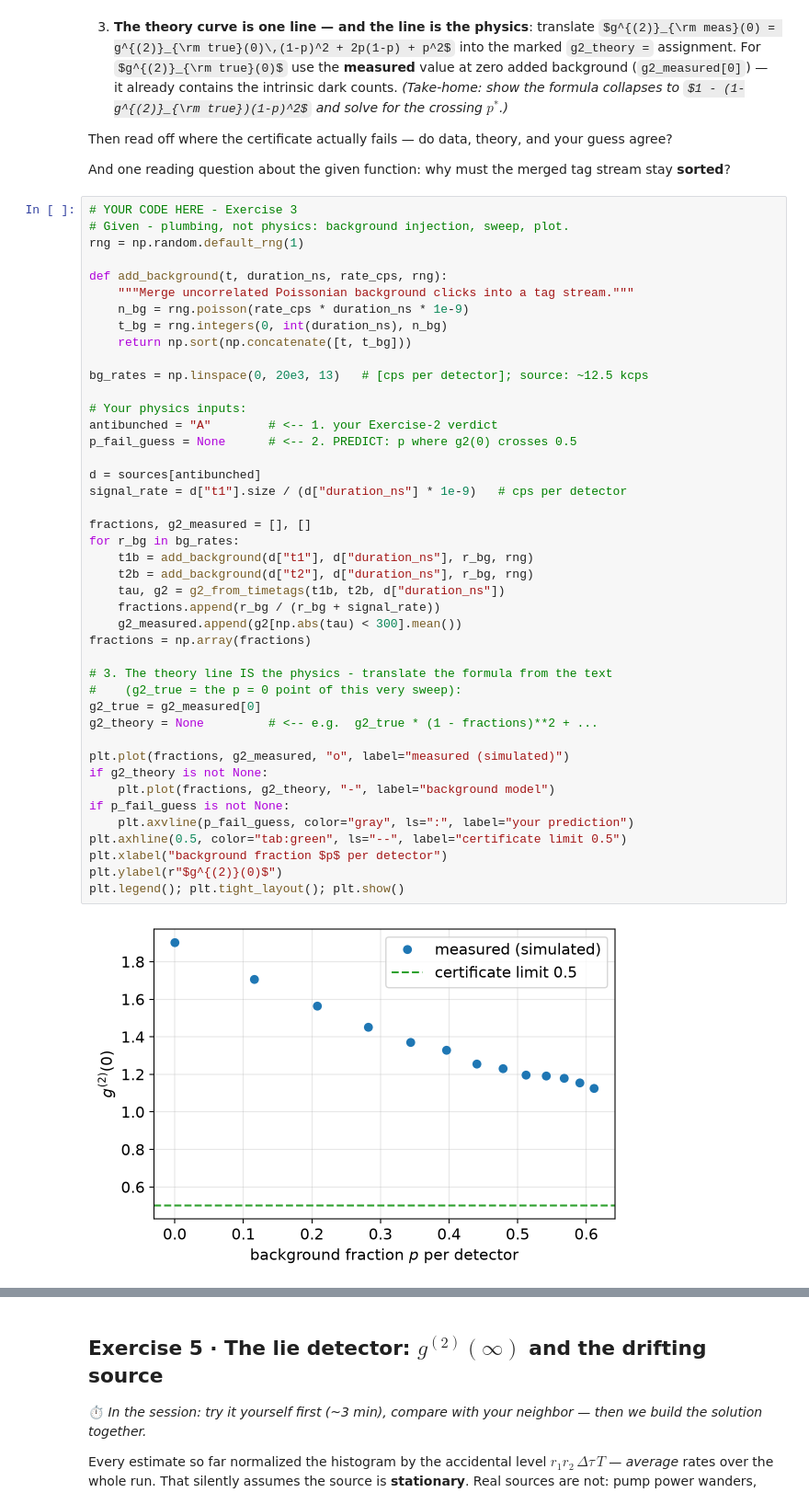
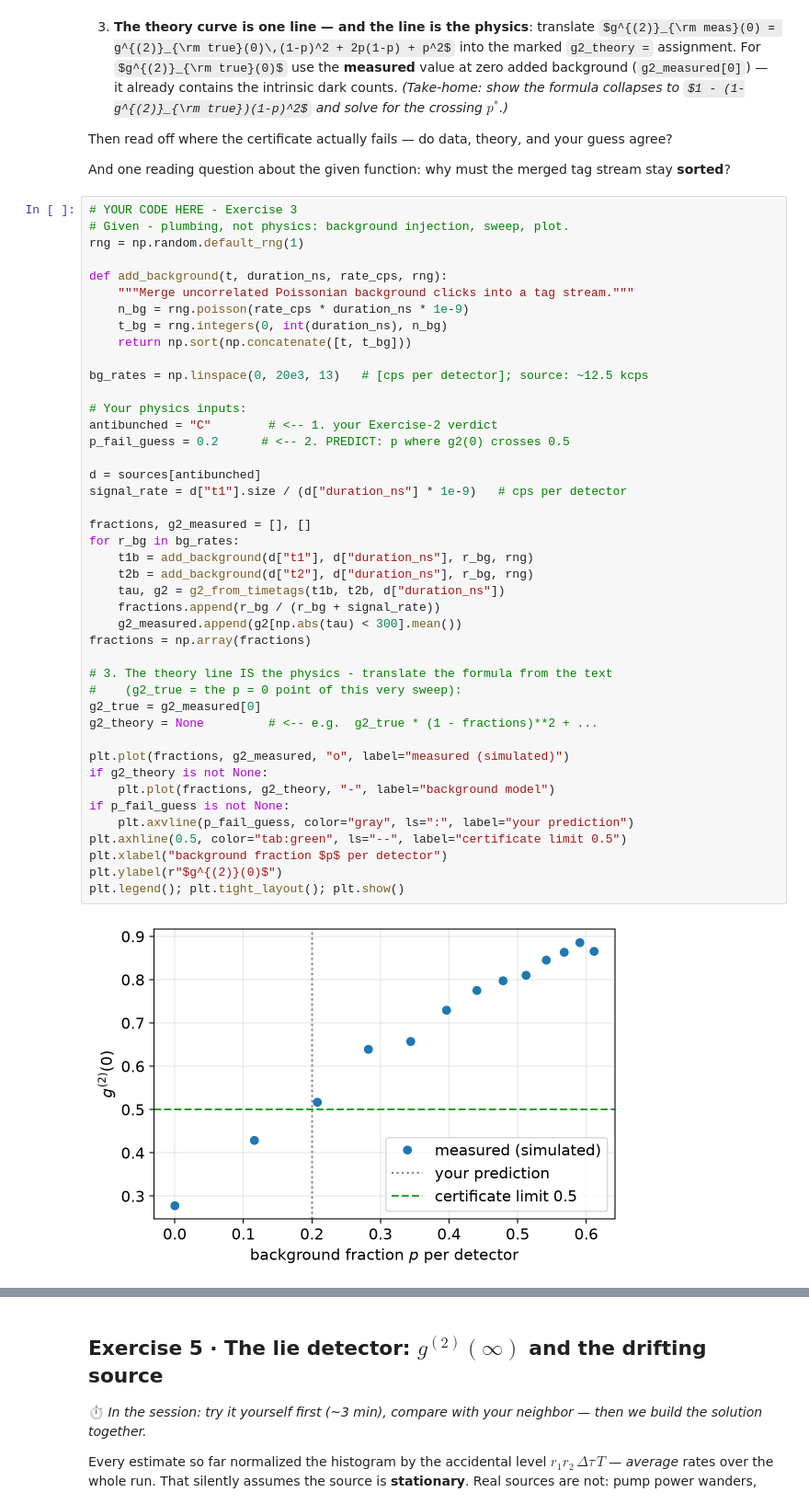
Before and after one commit to CodeJVG/CountingPhotons, a Jupyter notebook: lectures/04_HandsOn_g2_HBT.ipynb, the cells around one changed output, grey strips where cells are left out. Shown at 92% size. Drawn from its saved outputs; the diff is of its cells as text; some formulas as TeX source.

```diff
--- a/lectures/04_HandsOn_g2_HBT.ipynb
+++ b/lectures/04_HandsOn_g2_HBT.ipynb
@@ -217,37 +229,37 @@ def add_background(t, duration_ns, rate_cps, rng):
 bg_rates = np.linspace(0, 20e3, 13)   # [cps per detector]; source: ~12.5 kcps
 
 # Your physics inputs:
-antibunched = "A"        # <-- 1. your Exercise-2 verdict
-p_fail_guess = None      # <-- 2. PREDICT: p where g2(0) crosses 0.5
+antibunched = "C"        # <-- 1. your Exercise-2 verdict
+p_fail_guess = 0.2      # <-- 2. PREDICT: p where g2(0) crosses 0.5
 
 d = sources[antibunched]
 signal_rate = d["t1"].size / (d["duration_ns"] * 1e-9)   # cps per detector
 
 fractions, g2_measured = [], []
 for r_bg in bg_rates:
     t1b = add_background(d["t1"], d["duration_ns"], r_bg, rng)
     t2b = add_background(d["t2"], d["duration_ns"], r_bg, rng)
     tau, g2 = g2_from_timetags(t1b, t2b, d["duration_ns"])
     fractions.append(r_bg / (r_bg + signal_rate))
     g2_measured.append(g2[np.abs(tau) < 300].mean())
 fractions = np.array(fractions)
 
 # 3. The theory line IS the physics - translate the formula from the text
 #    (g2_true = the p = 0 point of this very sweep):
 g2_true = g2_measured[0]
 g2_theory = None         # <-- e.g.  g2_true * (1 - fractions)**2 + ...
 
 plt.plot(fractions, g2_measured, "o", label="measured (simulated)")
 if g2_theory is not None:
     plt.plot(fractions, g2_theory, "-", label="background model")
 if p_fail_guess is not None:
     plt.axvline(p_fail_guess, color="gray", ls=":", label="your prediction")
 plt.axhline(0.5, color="tab:green", ls="--", label="certificate limit 0.5")
 plt.xlabel("background fraction $p$ per detector")
 plt.ylabel(r"$g^{(2)}(0)$")
 plt.legend(); plt.tight_layout(); plt.show()
 # %% [output]
-[figure, old version]
+[figure, new version]
 # %% [markdown]
 ## Exercise 4 · The dip is spectroscopy: fit the correlation times
 
```
Also changed, not shown: parts of 19 cells of this notebook.
